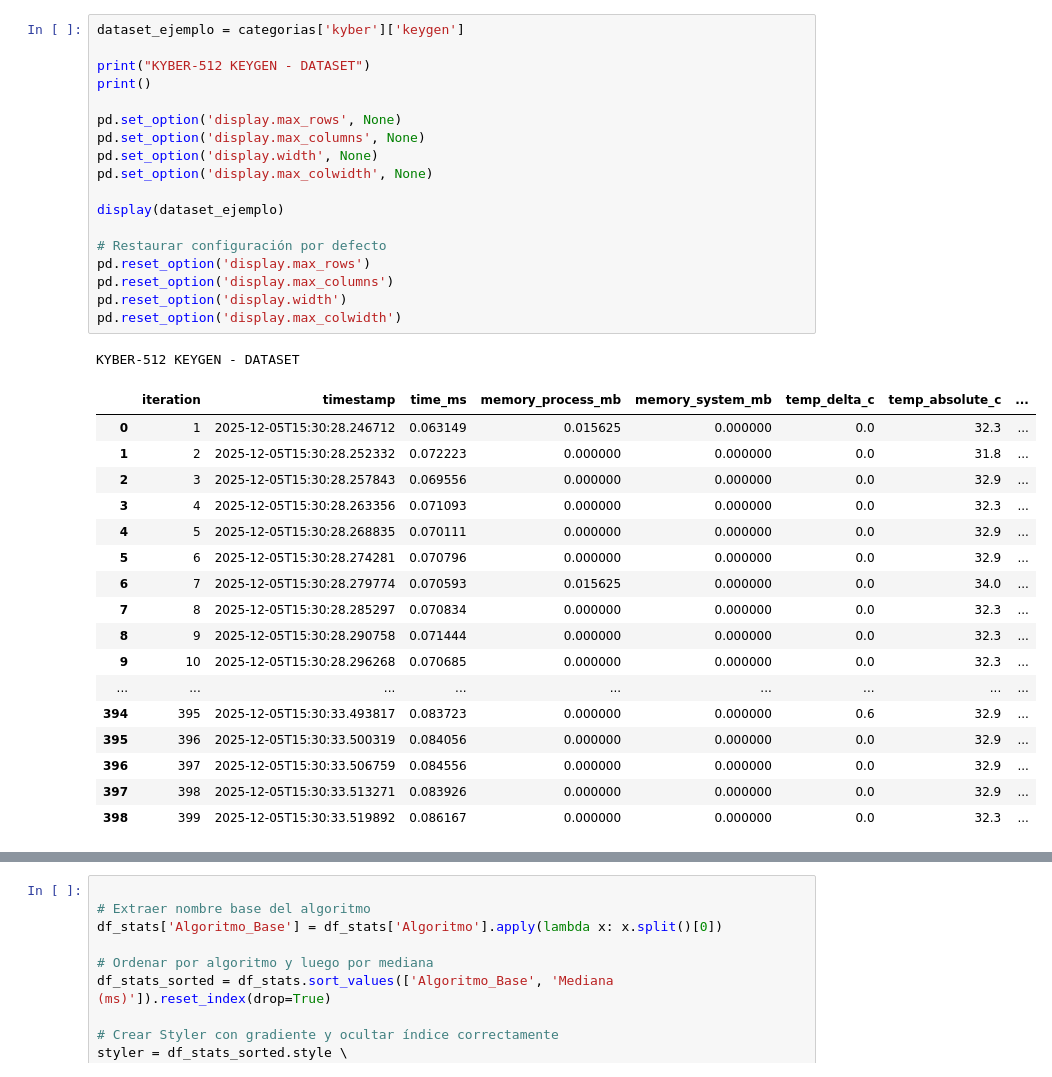
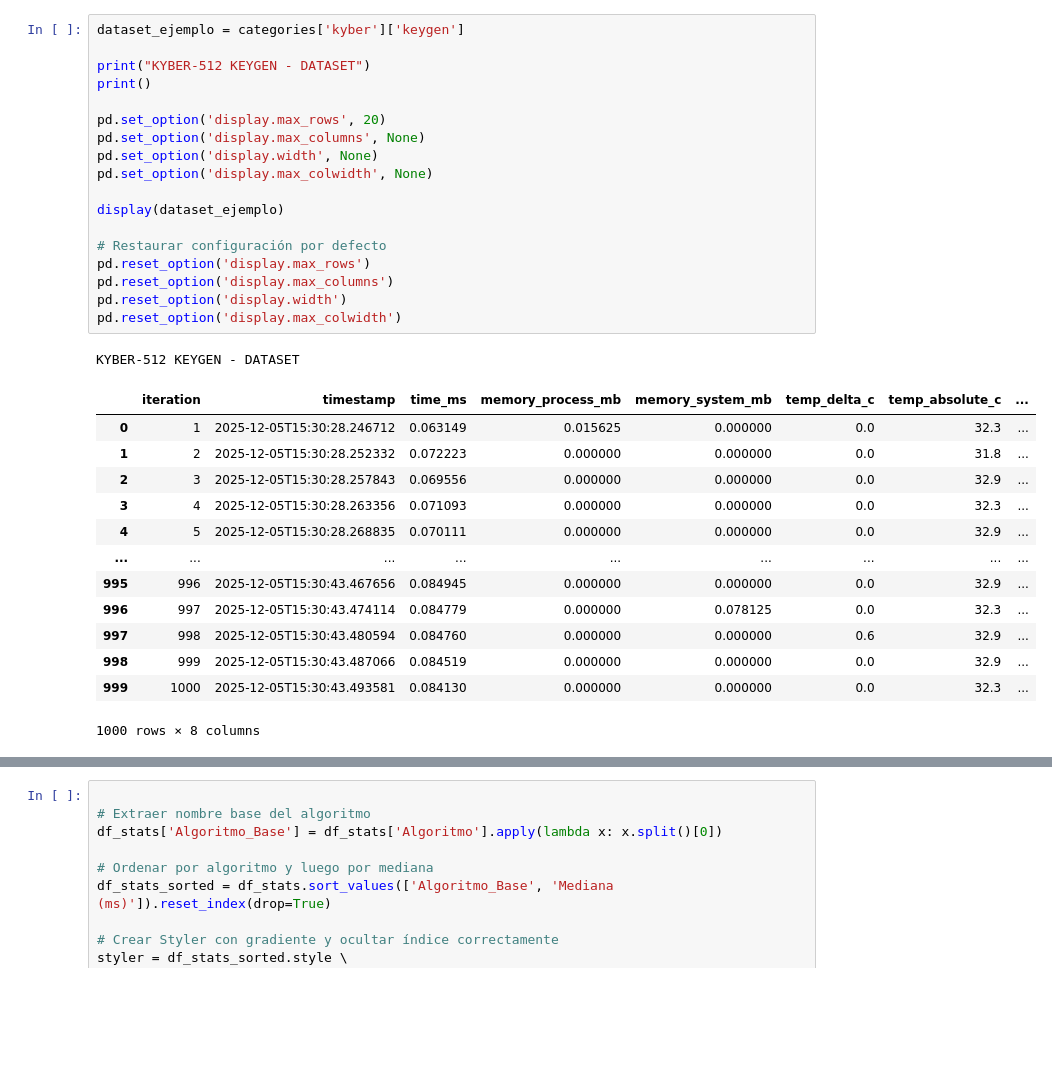
Before and after one commit to HuguitoH/PQC-Benchmarks, a Jupyter notebook: analysis/PQC_analysis.ipynb, the cells around one changed output, grey strips where cells are left out. Saved outputs shown, nothing was run; the diff lists cells and outputs as text; blank space fills up the shorter version.

```diff
--- a/analysis/PQC_analysis.ipynb
+++ b/analysis/PQC_analysis.ipynb
@@ -67,40 +260,36 @@ Total registros: 16,000
 # %%
-dataset_ejemplo = categorias['kyber']['keygen']
+dataset_ejemplo = categories['kyber']['keygen']
 
 print("KYBER-512 KEYGEN - DATASET")
 print()
 
-pd.set_option('display.max_rows', None)
+pd.set_option('display.max_rows', 20)
 pd.set_option('display.max_columns', None)
 pd.set_option('display.width', None)
 pd.set_option('display.max_colwidth', None)
 
 display(dataset_ejemplo)
 
 # Restaurar configuración por defecto
 pd.reset_option('display.max_rows')
 pd.reset_option('display.max_columns')
 pd.reset_option('display.width')
 pd.reset_option('display.max_colwidth')
 # %% [output]
 KYBER-512 KEYGEN - DATASET
 |  | iteration | timestamp | time_ms | memory_process_mb | memory_system_mb | temp_delta_c | temp_absolute_c | ... |
 | 0 | 1 | 2025-12-05T15:30:28.246712 | 0.063149 | 0.015625 | 0.000000 | 0.0 | 32.3 | ... |
 | 1 | 2 | 2025-12-05T15:30:28.252332 | 0.072223 | 0.000000 | 0.000000 | 0.0 | 31.8 | ... |
 | 2 | 3 | 2025-12-05T15:30:28.257843 | 0.069556 | 0.000000 | 0.000000 | 0.0 | 32.9 | ... |
 | 3 | 4 | 2025-12-05T15:30:28.263356 | 0.071093 | 0.000000 | 0.000000 | 0.0 | 32.3 | ... |
 | 4 | 5 | 2025-12-05T15:30:28.268835 | 0.070111 | 0.000000 | 0.000000 | 0.0 | 32.9 | ... |
-| 5 | 6 | 2025-12-05T15:30:28.274281 | 0.070796 | 0.000000 | 0.000000 | 0.0 | 32.9 | ... |
-| 6 | 7 | 2025-12-05T15:30:28.279774 | 0.070593 | 0.015625 | 0.000000 | 0.0 | 34.0 | ... |
-| 7 | 8 | 2025-12-05T15:30:28.285297 | 0.070834 | 0.000000 | 0.000000 | 0.0 | 32.3 | ... |
-| 8 | 9 | 2025-12-05T15:30:28.290758 | 0.071444 | 0.000000 | 0.000000 | 0.0 | 32.3 | ... |
-| 9 | 10 | 2025-12-05T15:30:28.296268 | 0.070685 | 0.000000 | 0.000000 | 0.0 | 32.3 | ... |
 | ... | ... | ... | ... | ... | ... | ... | ... | ... |
-| 394 | 395 | 2025-12-05T15:30:33.493817 | 0.083723 | 0.000000 | 0.000000 | 0.6 | 32.9 | ... |
-| 395 | 396 | 2025-12-05T15:30:33.500319 | 0.084056 | 0.000000 | 0.000000 | 0.0 | 32.9 | ... |
-| 396 | 397 | 2025-12-05T15:30:33.506759 | 0.084556 | 0.000000 | 0.000000 | 0.0 | 32.9 | ... |
-| 397 | 398 | 2025-12-05T15:30:33.513271 | 0.083926 | 0.000000 | 0.000000 | 0.0 | 32.9 | ... |
-| 398 | 399 | 2025-12-05T15:30:33.519892 | 0.086167 | 0.000000 | 0.000000 | 0.0 | 32.3 | ... |
+| 995 | 996 | 2025-12-05T15:30:43.467656 | 0.084945 | 0.000000 | 0.000000 | 0.0 | 32.9 | ... |
+| 996 | 997 | 2025-12-05T15:30:43.474114 | 0.084779 | 0.000000 | 0.078125 | 0.0 | 32.3 | ... |
+| 997 | 998 | 2025-12-05T15:30:43.480594 | 0.084760 | 0.000000 | 0.000000 | 0.6 | 32.9 | ... |
+| 998 | 999 | 2025-12-05T15:30:43.487066 | 0.084519 | 0.000000 | 0.000000 | 0.0 | 32.9 | ... |
+| 999 | 1000 | 2025-12-05T15:30:43.493581 | 0.084130 | 0.000000 | 0.000000 | 0.0 | 32.3 | ... |
+1000 rows × 8 columns
 # %%
 # ESTADÍSTICA DESCRIPTIVA
 
```
Also changed, not shown: parts of 32 cells of this notebook.
